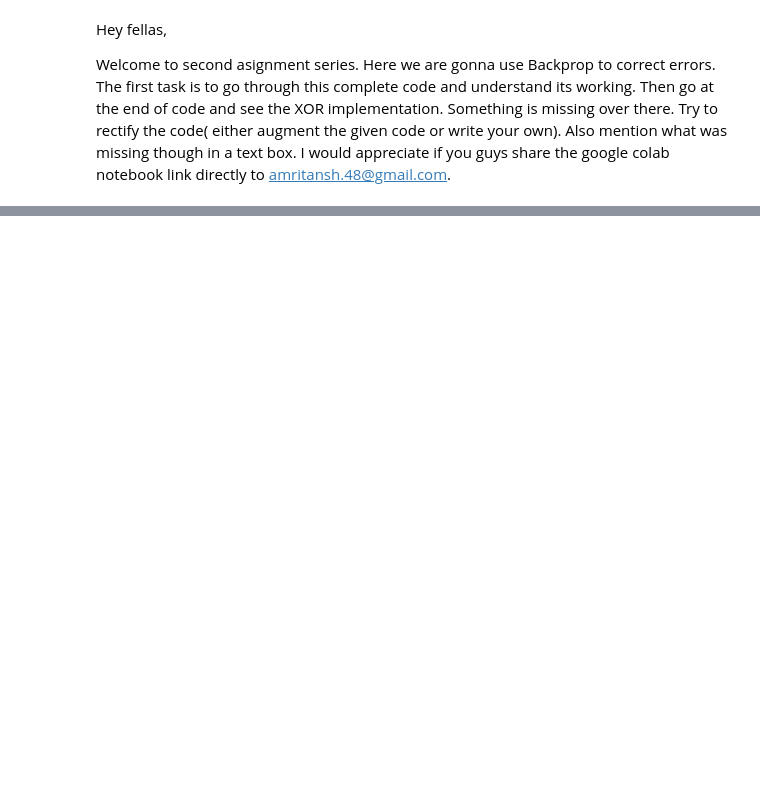
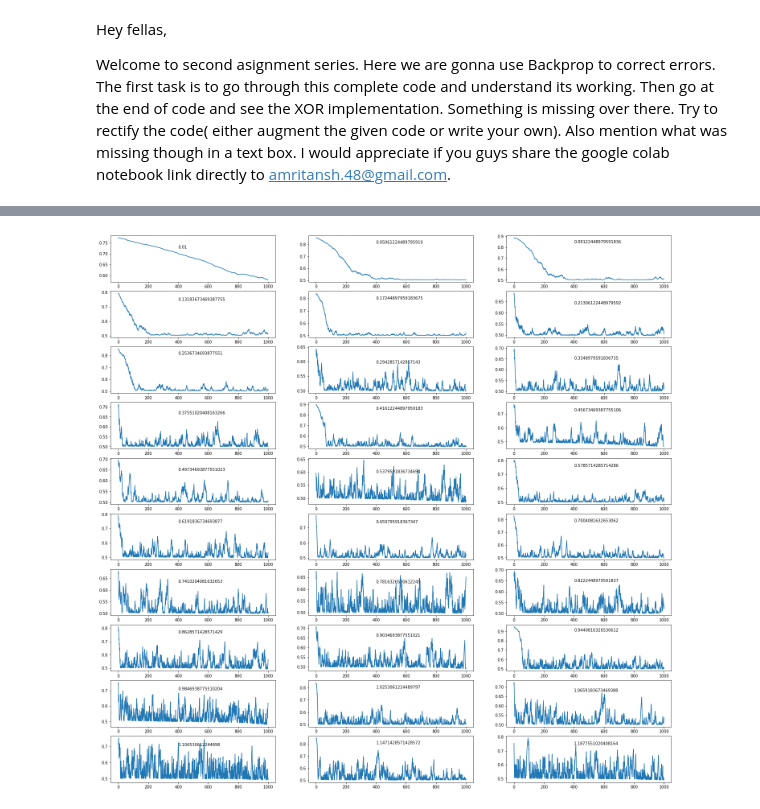
Before and after one commit to manojec054/Assignment, a Jupyter notebook: Assignment_2_1.ipynb, the cells around one changed output, grey strips where cells are left out. Saved outputs shown, nothing was run; the diff lists cells and outputs as text; code cells hidden in the pictures; blank space fills up the shorter version.

```diff
--- a/Assignment_2_1.ipynb
+++ b/Assignment_2_1.ipynb
@@ -10,6 +8,10 @@ import math
 # %%
 class NeuralNetwork:
     LEARNING_RATE = 0.05
+
+    def update_learning_rate(self, new_rate):
+      self.LEARNING_RATE = new_rate
+
 
     def __init__(self, num_inputs, num_hidden, num_outputs, hidden_layer_weights = None, hidden_layer_bias = None, output_layer_weights = None, output_layer_bias = None):
         self.num_inputs = num_inputs
@@ -266,0 +334,12 @@ for i in range(100):
+# %%
+row = 10
+col = 3
+fig, ax = plt.subplots(nrows=row, ncols=col, figsize=(25, 25))
+df_columns = 0
+for row_i in range(0, row):
+  for col_i in range(0, col):
+    ax[row_i][col_i].plot(df.iloc[:,df_columns])
+    ax[row_i][col_i].text(x=400, y=(max(np.array(df.iloc[:,df_columns]))-0.05), s=f"{df.columns[df_columns]}")
+    df_columns += 1
+# %% [output]
+[figure, added]
```
Also changed, not shown: parts of 10 cells of this notebook.
